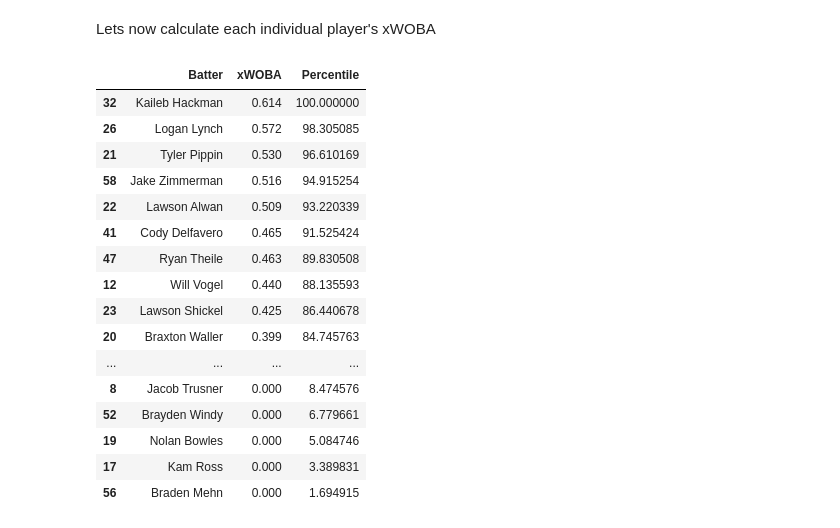
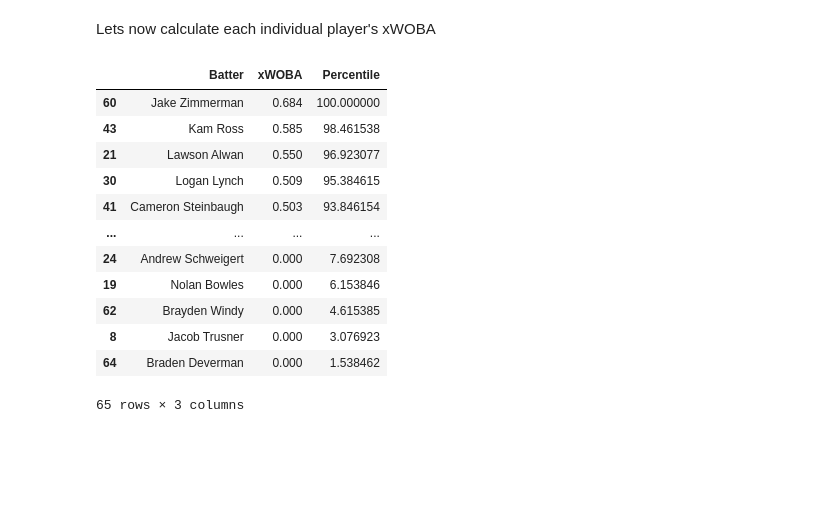
Before and after one commit to NoahLippman/Kernelytics-Projects, a Jupyter notebook: xWOBA_KCL/KCL_XWOBA.ipynb, the cells around one changed output. Cells and saved outputs as stored; diff of their text form; code cells hidden in the pictures; blank space fills up the shorter version.

```diff
--- a/xWOBA_KCL/KCL_XWOBA.ipynb
+++ b/xWOBA_KCL/KCL_XWOBA.ipynb
@@ -12,17 +13,21 @@ Weights = {"Walk": .695, "HitByPitch": .727,
            "Single": .891, "Double": 1.269,
             "Triple": 1.609, "HomeRun": 2.078}
 # %%
-Directory = "/Users/noahlippman/Documents/kclData"
-csv_files = glob.glob(os.path.join(Directory, "*.csv"))
-data = pd.read_csv(csv_files[0])
+kcl_Directory = "/Users/noahlippman/Documents/Kernelytics-Projects-main/kclData"
+kcl_files = glob.glob(os.path.join(kcl_Directory, "*.csv"))
+data= pd.read_csv(kcl_files[0])
 
-for f in csv_files[1:]:
-    newGame =  pd.read_csv(f)
-    data = pd.concat([data,newGame], axis = 0)
-data = data[data['PlayResult'].notna()]
+for f in kcl_files[1:]:
+    newGame = pd.read_csv(f)
+    data= pd.concat([data,newGame], axis = 0)
+
+#for f in belters_files:
+    #newGame = pd.read_csv(f)
+   # data = pd.concat([data, newGame], axis = 0)
 # %%
 data['RunValue'] = data['PlayResult'].map(Weights)
 data['RunValue'] = data['RunValue'].fillna(0)
+data['Whiff'] = np.where(data['PitchCall'] == "StrikeSwinging", 1, 0)
 # %%
 Contact_Data = data[(data['PitchCall'] == "InPlay") & (data['ExitSpeed'].notna()) & (data['Angle'].notna())]
 len(Contact_Data)
@@ -66,4 +77,4 @@ Text(0, 0.5, 'RMSE')
 # %%
-xwoba_model = KNeighborsRegressor(n_neighbors = 6)
+xwoba_model = KNeighborsRegressor(n_neighbors = 15)
 xwoba_model.fit(X,Y)
 # %% [output]
@@ -96,43 +116,41 @@ Lets now calculate each individual player's xWOBA
 # %%
 hitters = data['Batter'].unique()
 hitterDict = {}
 
 for hitter in hitters:
     hitter_data = data[data['Batter'] == hitter]
+    hitter_data = hitter_data[hitter_data['PlayResult'].notna()]
     try:
         contact_data = Contact_Data[(Contact_Data['PitchCall'] == "InPlay") & (Contact_Data['Batter'] == hitter)]
         non_con_data = hitter_data[hitter_data['PitchCall'] != "InPlay"]
         xWOBACON = (xwoba_model.predict(contact_data[['ExitSpeed', 'Angle']])).sum()
         xWOBA = (xWOBACON + non_con_data['RunValue'].sum()) / len(hitter_data)
         hitterDict[hitter] = round(xWOBA,3)
     except:
         non_con_data = hitter_data[hitter_data['PitchCall'] != "InPlay"]
         xWOBA = (non_con_data['RunValue'].sum()) / len(hitter_data)
         hitterDict[hitter] = round(xWOBA,3)
 
 hitters_data = pd.DataFrame(hitters, columns = ['Batter'])
 hitters_data['xWOBA'] = hitters_data['Batter'].map(hitterDict)
 
 hitters_data = hitters_data.sort_values(by = 'xWOBA', ascending = False)
 hitters_data['Rank'] = range(len(hitters_data['Batter']))
 hitters_data['Percentile'] = (len(hitters_data['xWOBA']) - hitters_data['Rank'])/len(hitters_data) *100
 hitters_data.drop("Rank", inplace = True, axis = 1)
+hitters_data.to_csv("/Users/noahlippman/Documents/xWOBAFolder/Hitter_XWOBA.csv")
 hitters_data
 # %% [output]
 |  | Batter | xWOBA | Percentile |
-| 32 | Kaileb Hackman | 0.614 | 100.000000 |
-| 26 | Logan Lynch | 0.572 | 98.305085 |
-| 21 | Tyler Pippin | 0.530 | 96.610169 |
-| 58 | Jake Zimmerman | 0.516 | 94.915254 |
-| 22 | Lawson Alwan | 0.509 | 93.220339 |
-| 41 | Cody Delfavero | 0.465 | 91.525424 |
-| 47 | Ryan Theile | 0.463 | 89.830508 |
-| 12 | Will Vogel | 0.440 | 88.135593 |
-| 23 | Lawson Shickel | 0.425 | 86.440678 |
-| 20 | Braxton Waller | 0.399 | 84.745763 |
+| 60 | Jake Zimmerman | 0.684 | 100.000000 |
+| 43 | Kam Ross | 0.585 | 98.461538 |
+| 21 | Lawson Alwan | 0.550 | 96.923077 |
+| 30 | Logan Lynch | 0.509 | 95.384615 |
+| 41 | Cameron Steinbaugh | 0.503 | 93.846154 |
 | ... | ... | ... | ... |
-| 8 | Jacob Trusner | 0.000 | 8.474576 |
-| 52 | Brayden Windy | 0.000 | 6.779661 |
-| 19 | Nolan Bowles | 0.000 | 5.084746 |
-| 17 | Kam Ross | 0.000 | 3.389831 |
-| 56 | Braden Mehn | 0.000 | 1.694915 |
+| 24 | Andrew Schweigert | 0.000 | 7.692308 |
+| 19 | Nolan Bowles | 0.000 | 6.153846 |
+| 62 | Brayden Windy | 0.000 | 4.615385 |
+| 8 | Jacob Trusner | 0.000 | 3.076923 |
+| 64 | Braden Deverman | 0.000 | 1.538462 |
+65 rows × 3 columns
```
Also changed, not shown: parts of 12 cells of this notebook.
